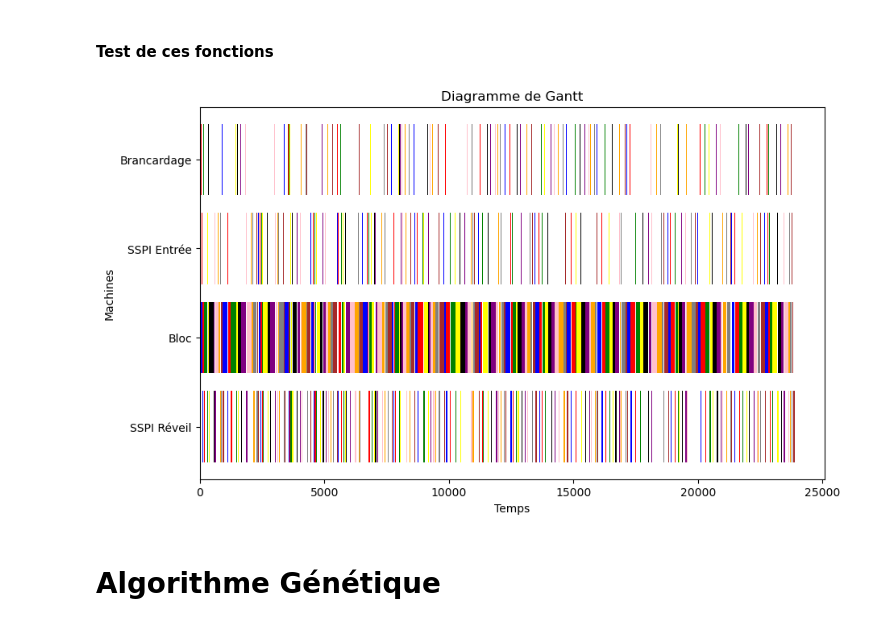
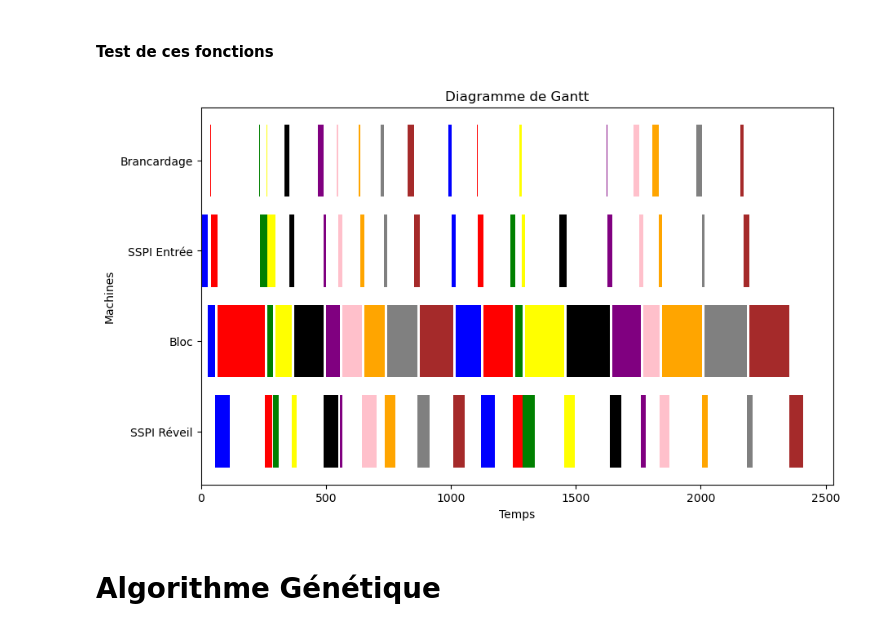
Before and after one commit to 101015010/filrouge_ias, a Jupyter notebook: ordonnancement.ipynb, the cells around one changed output. Cells and saved outputs as stored; diff of their text form; code cells hidden in the pictures.

```diff
--- a/ordonnancement.ipynb
+++ b/ordonnancement.ipynb
@@ -94,3 +94,8 @@ def cout(ordo):
     coutTotal = finDernierActe - debutPremierActe
     coutBloc = liste[-1][3]
     return coutTotal, coutBloc
+# %%
+ordo = Generateur(10)
+print(ordo[0])
+print(Lecture(ordo, 0))
+diagrammeGantt(ordo)
@@ -125,11 +134,11 @@ def Generateur(N):
 # %% [markdown]
 <h4>Test de ces fonctions</h4>
 # %%
-ordo = Generateur(200)
+ordo = Generateur(20)
 Lecture(ordo, 25)
 diagrammeGantt(ordo)
 # %% [output]
-[figure, old version]
+[figure, new version]
 # %% [markdown]
 # Algorithme Génétique
 # %%
```
Also changed, not shown: parts of 1 cell of this notebook, 1 other file.
